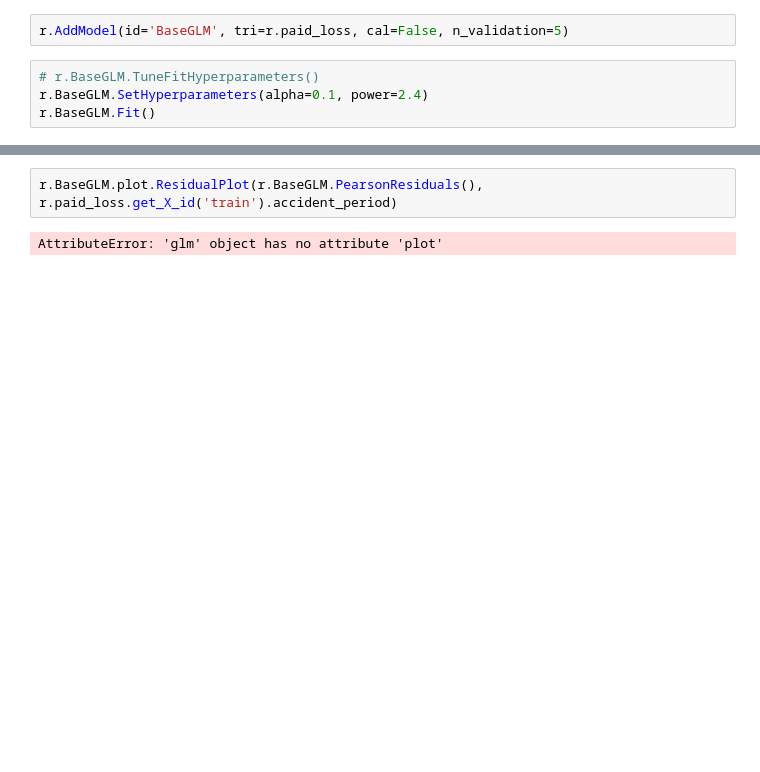
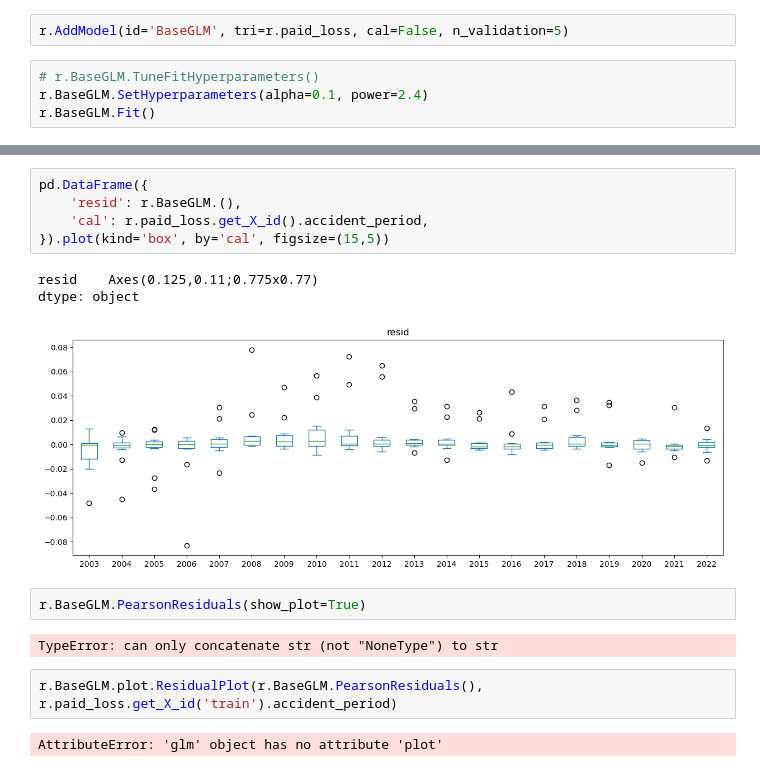
Before and after one commit to rocky-reserving/rocky, a Jupyter notebook: rocky-app/src/glm_model.ipynb, the cells around one changed output, grey strips where cells are left out. Saved outputs shown, nothing was run; the diff lists cells and outputs as text; blank space fills up the shorter version.

```diff
--- a/rocky-app/src/glm_model.ipynb
+++ b/rocky-app/src/glm_model.ipynb
@@ -41,3 +114,16 @@ AttributeError: 'Plot' object has no attribute 'residual'
+# %%
+pd.DataFrame({
+    'resid': r.BaseGLM.(),
+    'cal': r.paid_loss.get_X_id().accident_period,
+}).plot(kind='box', by='cal', figsize=(15,5))
+# %% [output]
+resid    Axes(0.125,0.11;0.775x0.77)
+dtype: object
+[figure, added]
+# %%
+r.BaseGLM.PearsonResiduals(show_plot=True)
+# %% [output]
+TypeError: can only concatenate str (not "NoneType") to str
 # %%
 r.BaseGLM.plot.ResidualPlot(r.BaseGLM.PearsonResiduals(), r.paid_loss.get_X_id('train').accident_period)
 # %% [output]
```
Also changed, not shown: parts of 7 cells of this notebook, 5 other files.
